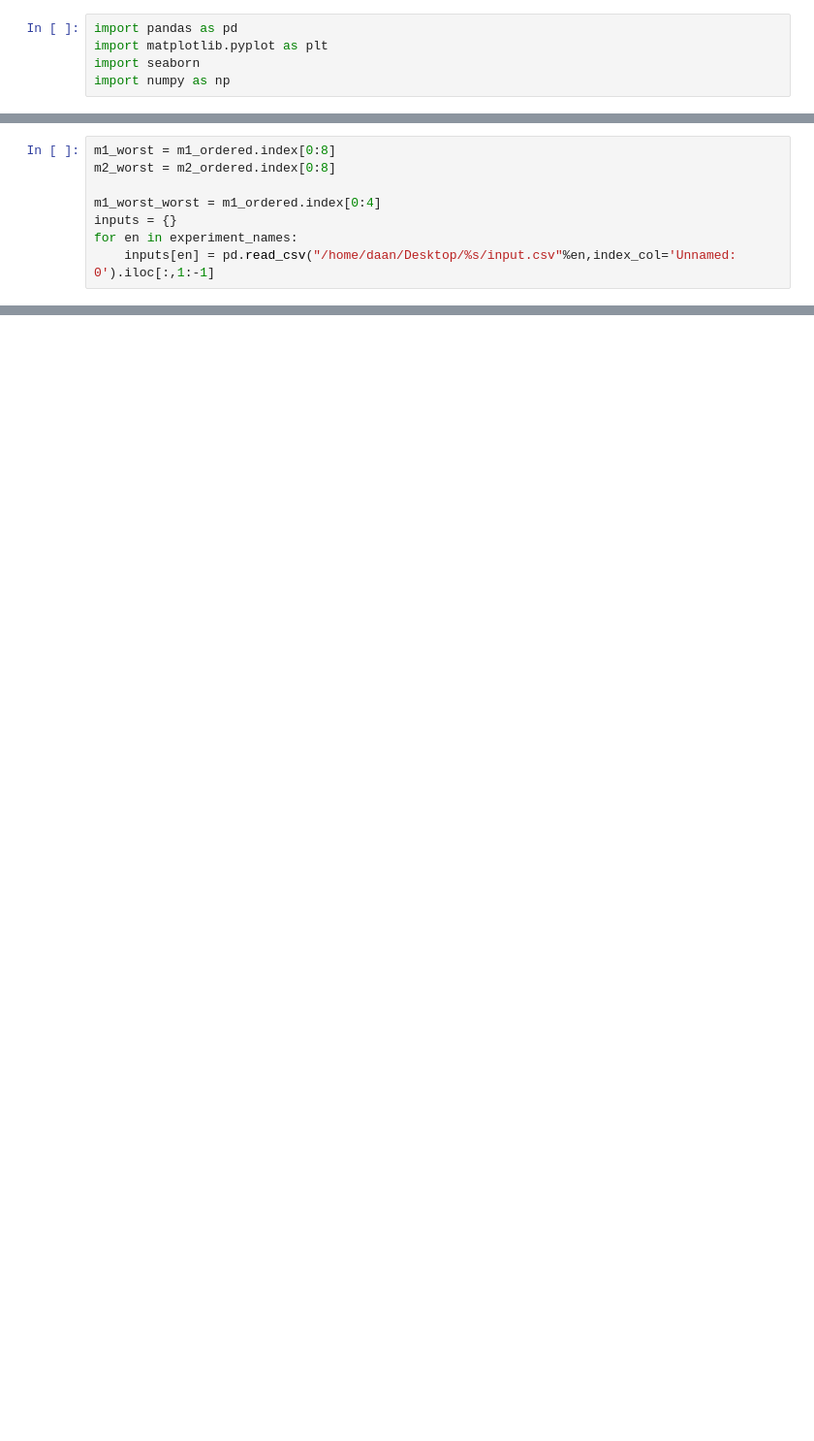
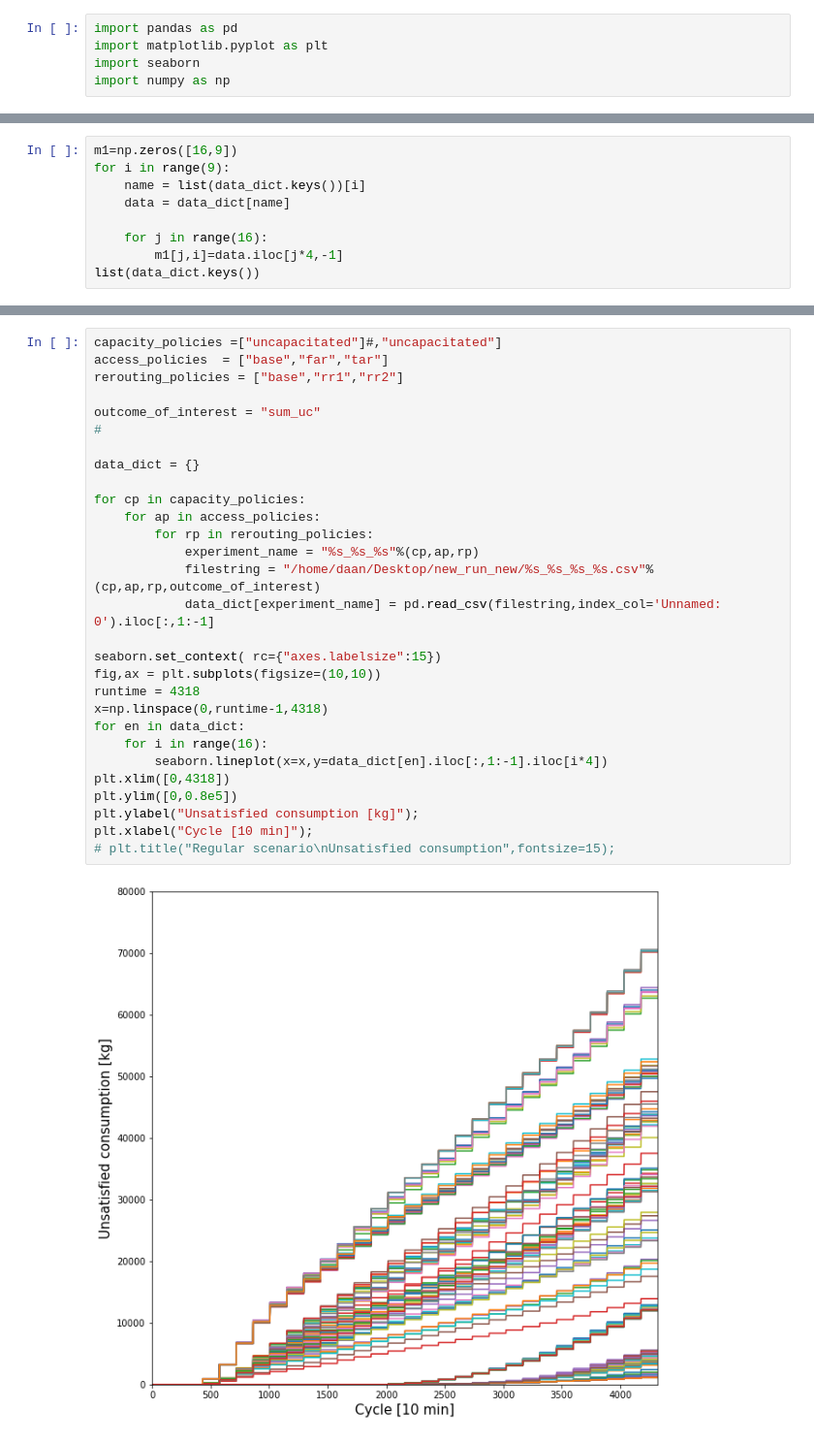
Before and after one commit to daanieo/FATM_ABM, a Jupyter notebook: main/Result_interpretation_old.ipynb, the cells around one changed output, grey strips where cells are left out. Shown at 97% size. Saved outputs shown, nothing was run; the diff lists cells and outputs as text; blank space fills up the shorter version.

```diff
--- a/main/Result_interpretation_old.ipynb
+++ b/main/Result_interpretation_old.ipynb
@@ -76,8 +5,0 @@ plt.xlabel("Policy scenario");
-# %%
-m1_worst = m1_ordered.index[0:8]
-m2_worst = m2_ordered.index[0:8]
-
-m1_worst_worst = m1_ordered.index[0:4]
-inputs = {}
-for en in experiment_names:
-    inputs[en] = pd.read_csv("/home/daan/Desktop/%s/input.csv"%en,index_col='Unnamed: 0').iloc[:,1:-1]
@@ -293,0 +39,9 @@ Name: V4321, Length: 64, dtype: float64
+# %%
+m1=np.zeros([16,9])
+for i in range(9):
+    name = list(data_dict.keys())[i]
+    data = data_dict[name]
+
+    for j in range(16):
+        m1[j,i]=data.iloc[j*4,-1]
+list(data_dict.keys())
@@ -293,0 +70,31 @@ Name: V4321, Length: 64, dtype: float64
+# %%
+capacity_policies =["uncapacitated"]#,"uncapacitated"]
+access_policies  = ["base","far","tar"]
+rerouting_policies = ["base","rr1","rr2"]
+
+outcome_of_interest = "sum_uc"
+#
+
+data_dict = {}
+
+for cp in capacity_policies:
+    for ap in access_policies:
+        for rp in rerouting_policies:
+            experiment_name = "%s_%s_%s"%(cp,ap,rp)
+            filestring = "/home/daan/Desktop/new_run_new/%s_%s_%s_%s.csv"%(cp,ap,rp,outcome_of_interest)
+            data_dict[experiment_name] = pd.read_csv(filestring,index_col='Unnamed: 0').iloc[:,1:-1]
+
+seaborn.set_context( rc={"axes.labelsize":15})
+fig,ax = plt.subplots(figsize=(10,10))
+runtime = 4318
+x=np.linspace(0,runtime-1,4318)
+for en in data_dict:
+    for i in range(16):
+        seaborn.lineplot(x=x,y=data_dict[en].iloc[:,1:-1].iloc[i*4])
+plt.xlim([0,4318])
+plt.ylim([0,0.8e5])
+plt.ylabel("Unsatisfied consumption [kg]");
+plt.xlabel("Cycle [10 min]");
+# plt.title("Regular scenario\nUnsatisfied consumption",fontsize=15);
+# %% [output]
+[figure, added]
```
Also changed, not shown: parts of 44 cells of this notebook, 3 other files.
